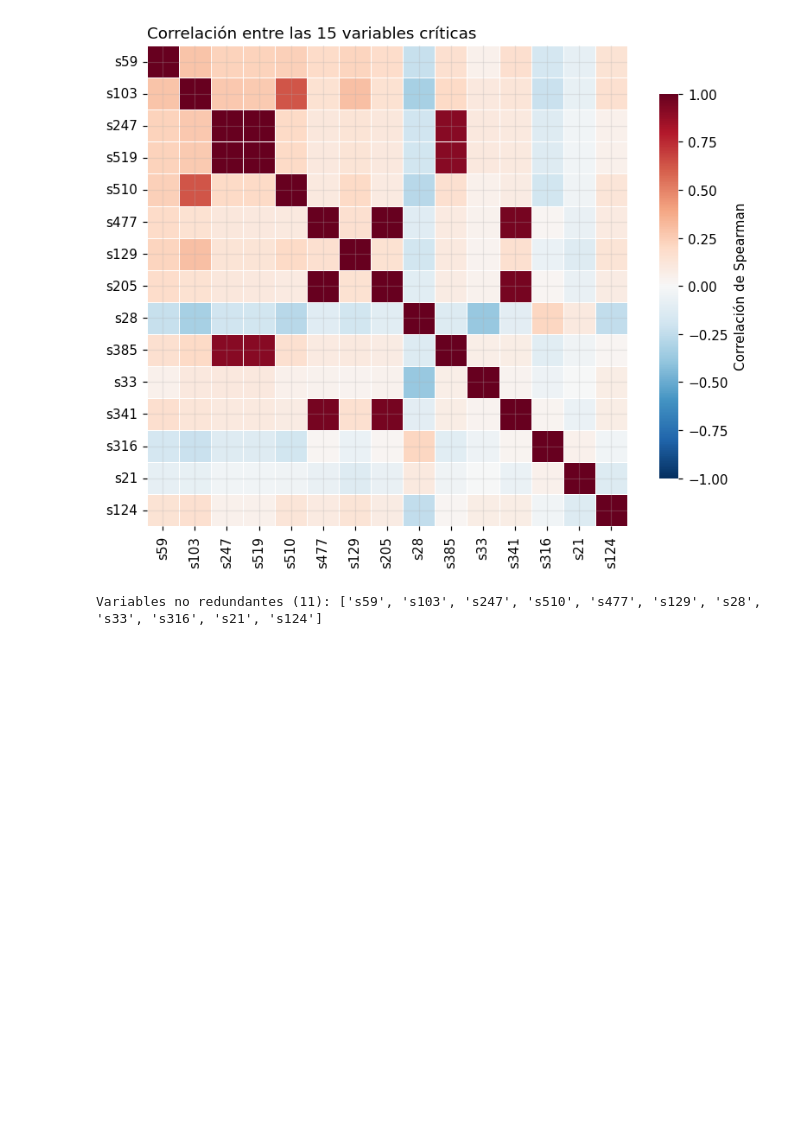
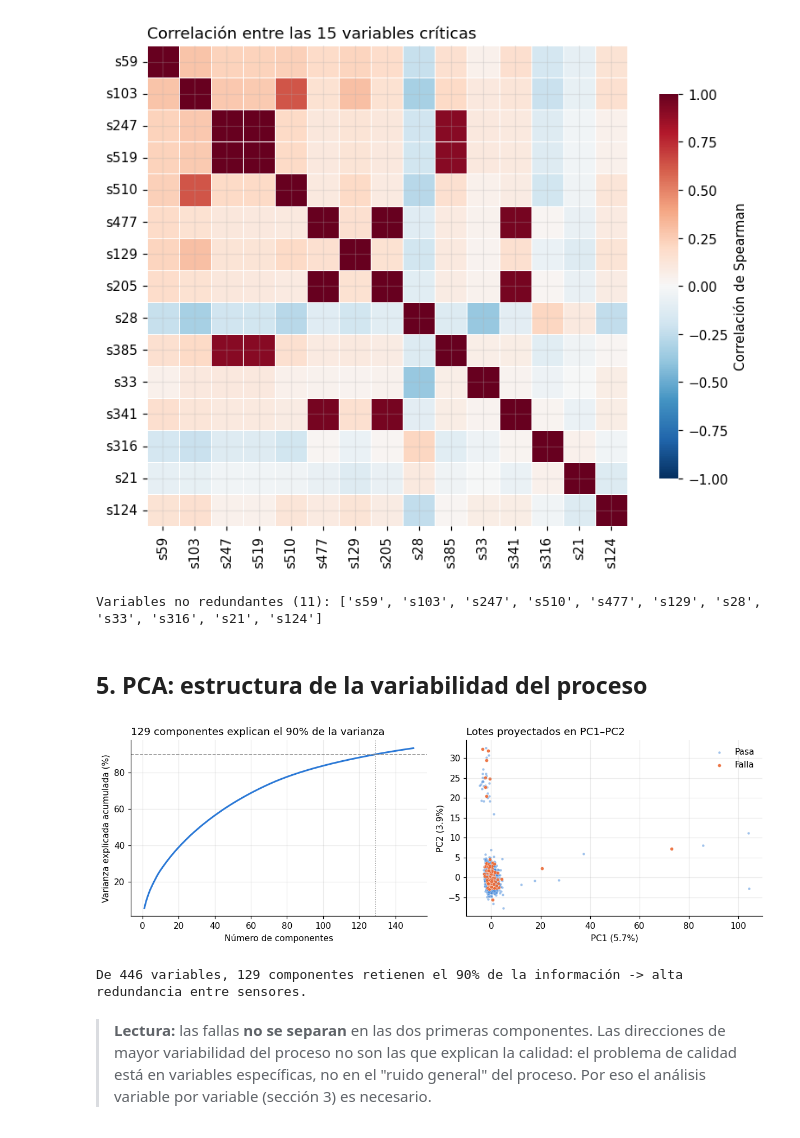
Before and after one commit to SaraGambande/secom-variables-criticas-proceso, a Jupyter notebook: secom_analisis_variables_criticas.ipynb, the cells around one changed output. Saved outputs shown, nothing was run; the diff lists cells and outputs as text; code cells hidden in the pictures; blank space fills up the shorter version.

Commit message:
PCA: varianza explicada y proyección de lotes

```diff
--- a/secom_analisis_variables_criticas.ipynb
+++ b/secom_analisis_variables_criticas.ipynb
@@ -204,3 +204,35 @@ print(f"Variables no redundantes ({len(elegidas)}): {elegidas}")
 # %% [output]
 [figure]
 Variables no redundantes (11): ['s59', 's103', 's247', 's510', 's477', 's129', 's28', 's33', 's316', 's21', 's124']
+# %% [markdown]
+## 5. PCA: estructura de la variabilidad del proceso
+# %%
+Xs = StandardScaler().fit_transform(X)
+pca = PCA().fit(Xs)
+acum = np.cumsum(pca.explained_variance_ratio_)
+n90 = int(np.argmax(acum >= 0.9) + 1)
+
+fig, axes = plt.subplots(1, 2, figsize=(11, 3.8))
+axes[0].plot(np.arange(1, 151), acum[:150] * 100, color=PASA, lw=2)
+axes[0].axhline(90, color="#888", ls="--", lw=1)
+axes[0].axvline(n90, color="#888", ls=":", lw=1)
+axes[0].set_xlabel("Número de componentes"); axes[0].set_ylabel("Varianza explicada acumulada (%)")
+axes[0].set_title(f"{n90} componentes explican el 90% de la varianza", loc="left")
+
+Z = pca.transform(Xs)[:, :2]
+for val, col, lab in [(0, PASA, "Pasa"), (1, FALLA, "Falla")]:
+    m = y == val
+    axes[1].scatter(Z[m, 0], Z[m, 1], s=9 if val == 0 else 16, alpha=0.45 if val == 0 else 0.9,
+                    color=col, label=lab, edgecolors="white", linewidths=0.3)
+axes[1].set_xlabel(f"PC1 ({pca.explained_variance_ratio_[0]:.1%})")
+axes[1].set_ylabel(f"PC2 ({pca.explained_variance_ratio_[1]:.1%})")
+axes[1].set_title("Lotes proyectados en PC1–PC2", loc="left"); axes[1].legend(frameon=False)
+plt.tight_layout(); plt.show()
+print(f"De {X.shape[1]} variables, {n90} componentes retienen el 90% de la información -> alta redundancia entre sensores.")
+# %% [output]
+[figure, added]
+De 446 variables, 129 componentes retienen el 90% de la información -> alta redundancia entre sensores.
+# %% [markdown]
+> **Lectura:** las fallas **no se separan** en las dos primeras componentes. Las direcciones de mayor variabilidad del proceso
+> no son las que explican la calidad: el problema de calidad está en variables específicas, no en el "ruido general" del proceso.
+> Por eso el análisis variable por variable (sección 3) es necesario.
```
